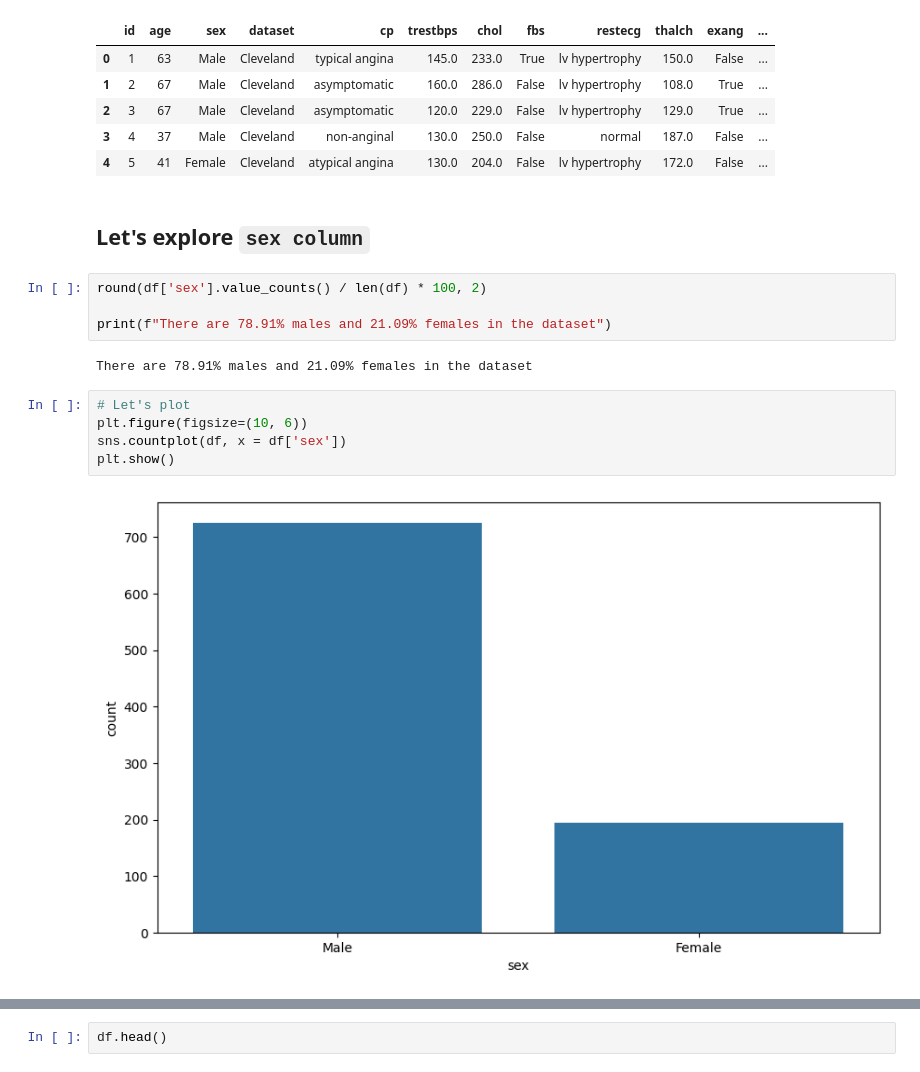
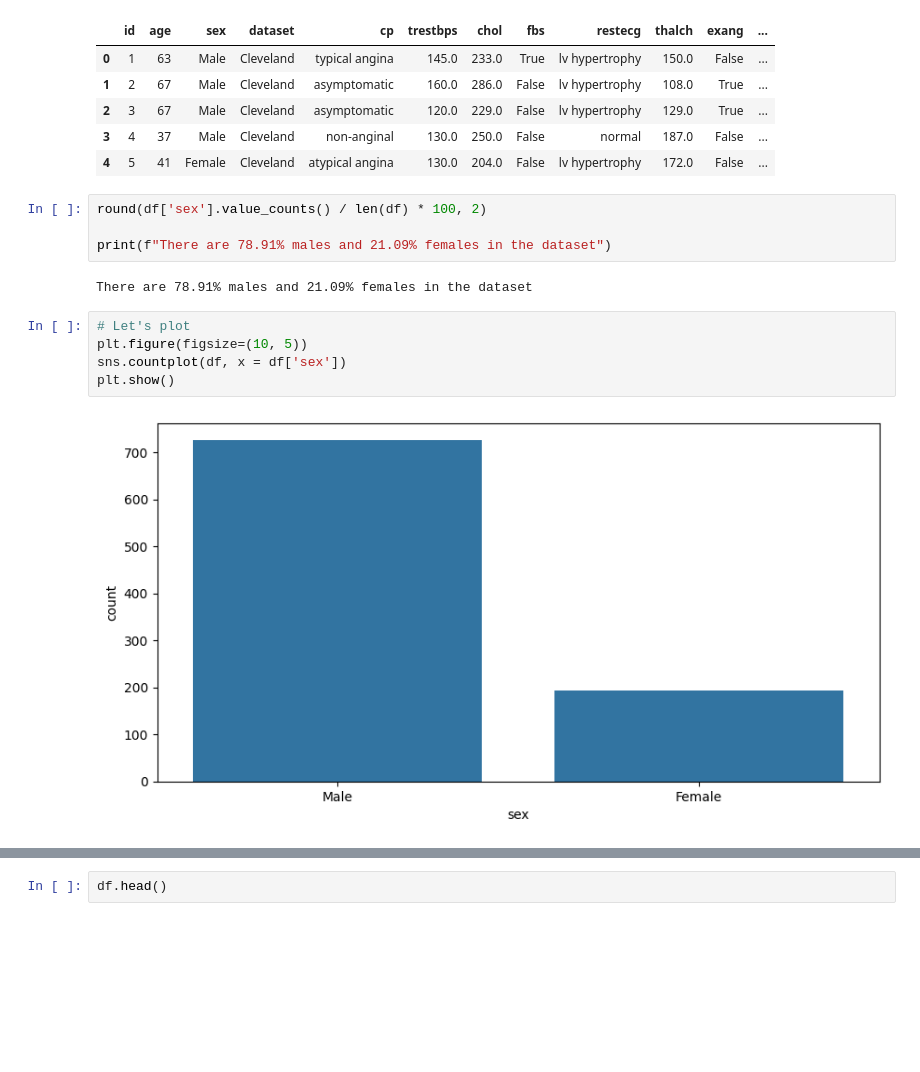
Before and after one commit to HaiderQadri/PYTHON-For-Data-Science_and_AI, a Jupyter notebook: 00_projects/02_heart_disease_prediction/heart_disease_eda_and_prediction.ipynb, the cells around one changed output, grey strips where cells are left out. Saved outputs shown, nothing was run; the diff lists cells and outputs as text; blank space fills up the shorter version.

```diff
--- a/00_projects/02_heart_disease_prediction/heart_disease_eda_and_prediction.ipynb
+++ b/00_projects/02_heart_disease_prediction/heart_disease_eda_and_prediction.ipynb
@@ -602,8 +600,6 @@ df.head()
 | 2 | 3 | 67 | Male | Cleveland | asymptomatic | 120.0 | 229.0 | False | lv hypertrophy | 129.0 | True | ... |
 | 3 | 4 | 37 | Male | Cleveland | non-anginal | 130.0 | 250.0 | False | normal | 187.0 | False | ... |
 | 4 | 5 | 41 | Female | Cleveland | atypical angina | 130.0 | 204.0 | False | lv hypertrophy | 172.0 | False | ... |
-# %% [markdown]
-## Let's explore `sex column`
 # %%
 round(df['sex'].value_counts() / len(df) * 100, 2)
 
@@ -612,10 +608,10 @@ print(f"There are 78.91% males and 21.09% females in the dataset")
 There are 78.91% males and 21.09% females in the dataset
 # %%
 # Let's plot
-plt.figure(figsize=(10, 6))
+plt.figure(figsize=(10, 5))
 sns.countplot(df, x = df['sex'])
 plt.show()
 # %% [output]
-[figure, old version]
+[figure, new version]
 # %%
 # Let's groupby dataset on the based of gender
```
Also changed, not shown: parts of 23 cells of this notebook.
